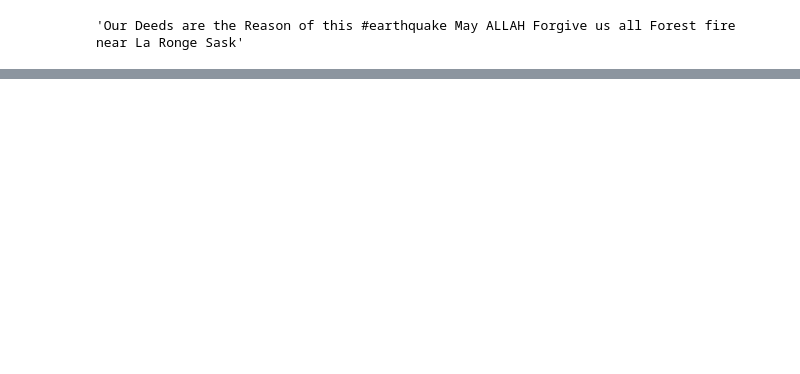
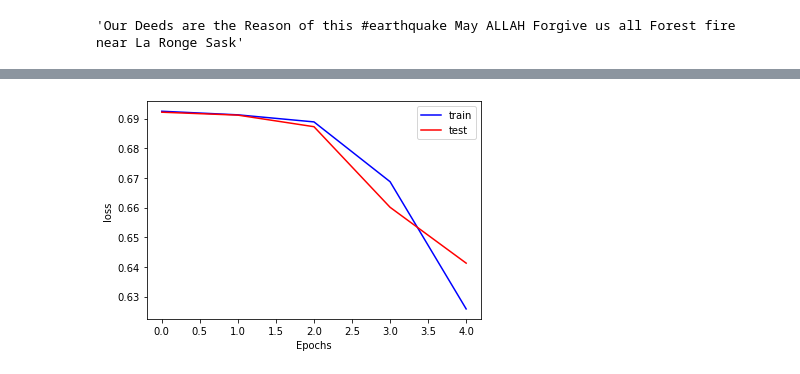
Before and after one commit to thefifthagreement/jedha-fs-s7-project, a Jupyter notebook: EDA.ipynb, the cells around one changed output, grey strips where cells are left out. Cells and saved outputs as stored; diff of their text form; code cells hidden in the pictures; blank space fills up the shorter version.

```diff
--- a/EDA.ipynb
+++ b/EDA.ipynb
@@ -80,0 +175,7 @@ plt.imshow(cloud);
+# %%
+train_size = int(0.7*train.shape[0])
+
+train_data = all_encoded_train.take(train_size).shuffle(train_size)
+train_data = train_data.padded_batch(16, padded_shapes=([-1],[]))
+
+test_data = all_encoded_train.skip(train_size).padded_batch(16, padded_shapes=([-1],[]))
@@ -80,0 +220,25 @@ plt.imshow(cloud);
+# %%
+def get_model():
+    return tf.keras.Sequential([
+        # Couche d'Input Word Embedding
+        tf.keras.layers.Embedding(encoder.vocab_size+1, 8),
+
+        # Couche LSTM Bidirectionnelle
+        tf.keras.layers.Bidirectional(tf.keras.layers.LSTM(8, dropout=0.2, return_sequences=True)),
+
+        # Couche CNN
+        tf.keras.layers.Dropout(0.2),
+        tf.keras.layers.Conv1D(8, 3, activation="relu"),
+
+        # Couche Dense classique
+        tf.keras.layers.Dropout(0.2),
+        tf.keras.layers.Dense(4, activation='relu'),
+
+        # Couche de sortie avec le nombre de neurones en sortie égale au nombre de classe avec fonction sigmoïd classification binaire
+        tf.keras.layers.Dense(1, activation="sigmoid")
+])
+# %%
+model = get_model()
+model.compile(optimizer=optimizer,
+              loss=tf.keras.losses.BinaryCrossentropy(),
+              metrics=[tf.keras.metrics.BinaryAccuracy()])
@@ -80,0 +267,2 @@ plt.imshow(cloud);
+# %%
+history = model.fit(train_data, epochs=5, validation_data=test_data)
@@ -80,0 +280,10 @@ plt.imshow(cloud);
+# %%
+# Visualisation du processus d'entrainement sur la loss function
+plt.plot(history.history["loss"], color="b", label="train")
+plt.plot(history.history["val_loss"], color="r", label="test")
+plt.ylabel("loss")
+plt.xlabel("Epochs")
+plt.legend()
+plt.show()
+# %% [output]
+[figure, added]
```
Also changed, not shown: parts of 41 cells of this notebook.
